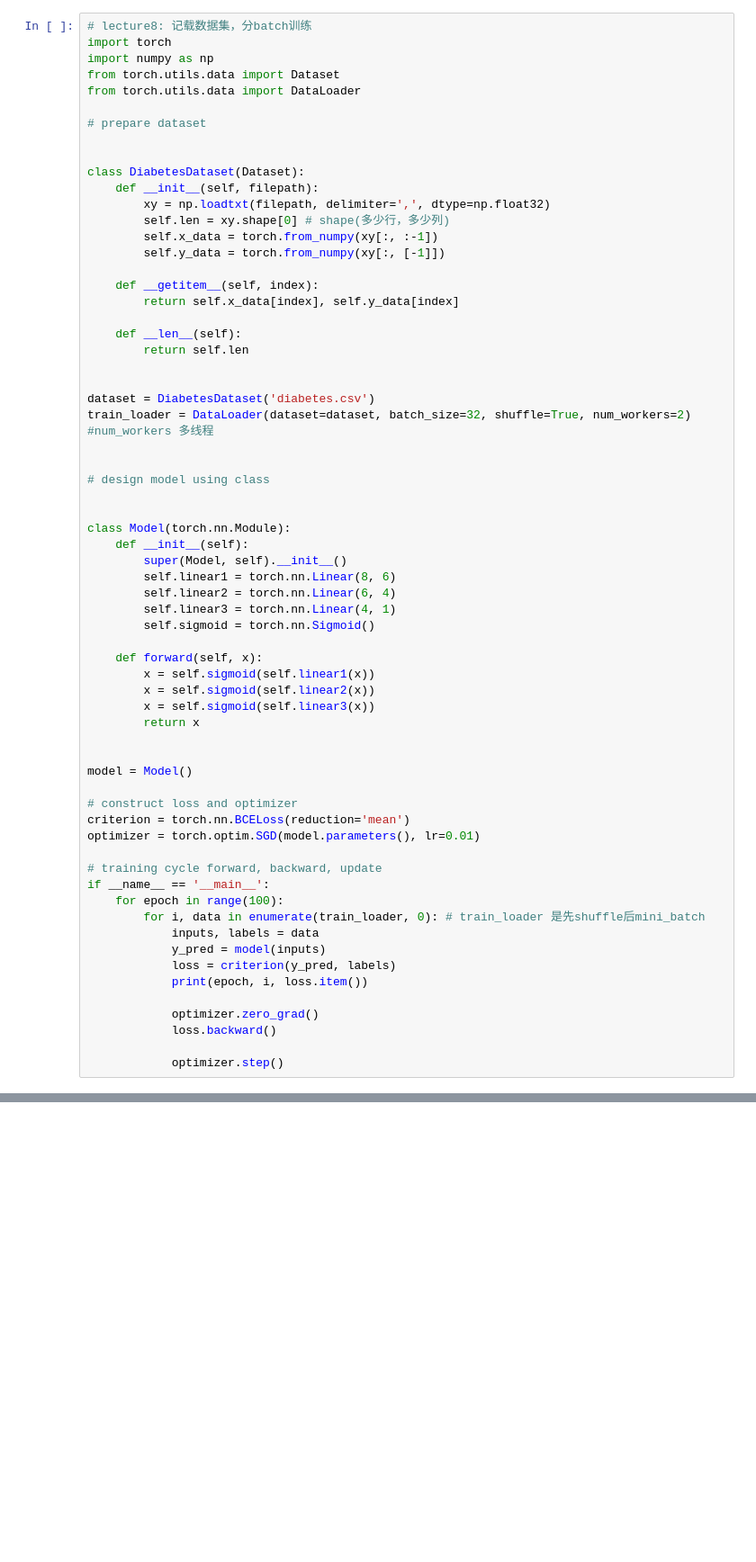
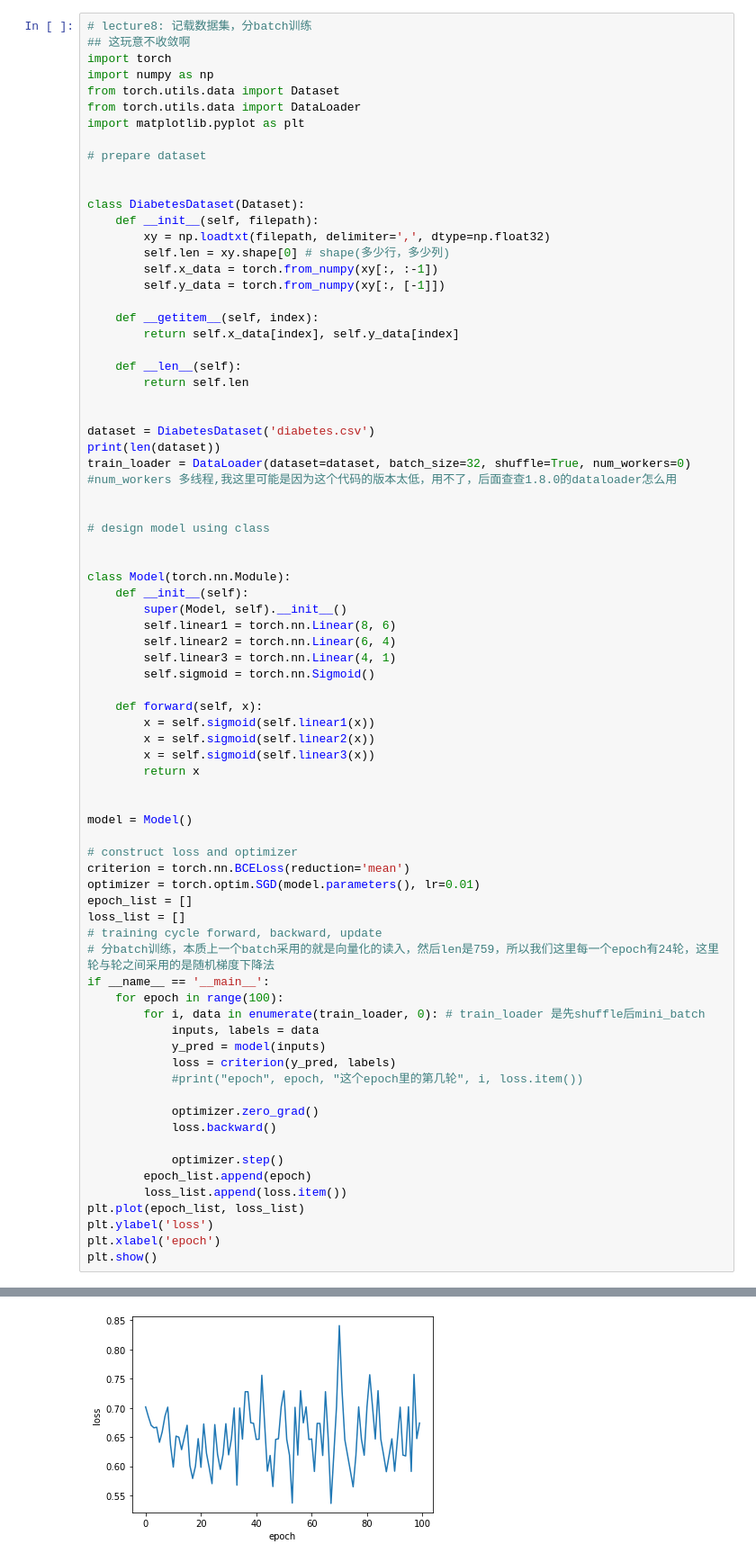
Before and after one commit to FanqingM/Pytorch-Deep-learning-practice, a Jupyter notebook: day3.ipynb, the cells around one changed output, grey strips where cells are left out. Shown at 90% size. Drawn from its saved outputs; the diff is of its cells as text; blank space fills up the shorter version.

Commit message:
feat: 分batch训练模版代码

```diff
--- a/day3.ipynb
+++ b/day3.ipynb
@@ -1,9 +1,11 @@
 # %%
 # lecture8: 记载数据集，分batch训练
+## 这玩意不收敛啊
 import torch
 import numpy as np
 from torch.utils.data import Dataset
 from torch.utils.data import DataLoader
+import matplotlib.pyplot as plt
 
 # prepare dataset
 
@@ -23,7 +25,8 @@ class DiabetesDataset(Dataset):
 
 
 dataset = DiabetesDataset('diabetes.csv')
-train_loader = DataLoader(dataset=dataset, batch_size=32, shuffle=True, num_workers=2) #num_workers 多线程
+print(len(dataset))
+train_loader = DataLoader(dataset=dataset, batch_size=32, shuffle=True, num_workers=0) #num_workers 多线程,我这里可能是因为这个代码的版本太低，用不了，后面查查1.8.0的dataloader怎么用
 
 
 # design model using class
@@ -49,17 +52,26 @@ model = Model()
 # construct loss and optimizer
 criterion = torch.nn.BCELoss(reduction='mean')
 optimizer = torch.optim.SGD(model.parameters(), lr=0.01)
-
+epoch_list = []
+loss_list = []
 # training cycle forward, backward, update
+# 分batch训练，本质上一个batch采用的就是向量化的读入，然后len是759，所以我们这里每一个epoch有24轮，这里轮与轮之间采用的是随机梯度下降法
 if __name__ == '__main__':
     for epoch in range(100):
         for i, data in enumerate(train_loader, 0): # train_loader 是先shuffle后mini_batch
             inputs, labels = data
             y_pred = model(inputs)
             loss = criterion(y_pred, labels)
-            print(epoch, i, loss.item())
+            #print("epoch", epoch, "这个epoch里的第几轮", i, loss.item())
 
             optimizer.zero_grad()
             loss.backward()
 
             optimizer.step()
+        epoch_list.append(epoch)
+        loss_list.append(loss.item())
+plt.plot(epoch_list, loss_list)
+plt.ylabel('loss')
+plt.xlabel('epoch')
+plt.show()
+# %% [output]
@@ -65,0 +79 @@ if __name__ == '__main__':
+[figure, added]
```
Also changed, not shown: parts of 2 cells of this notebook.
